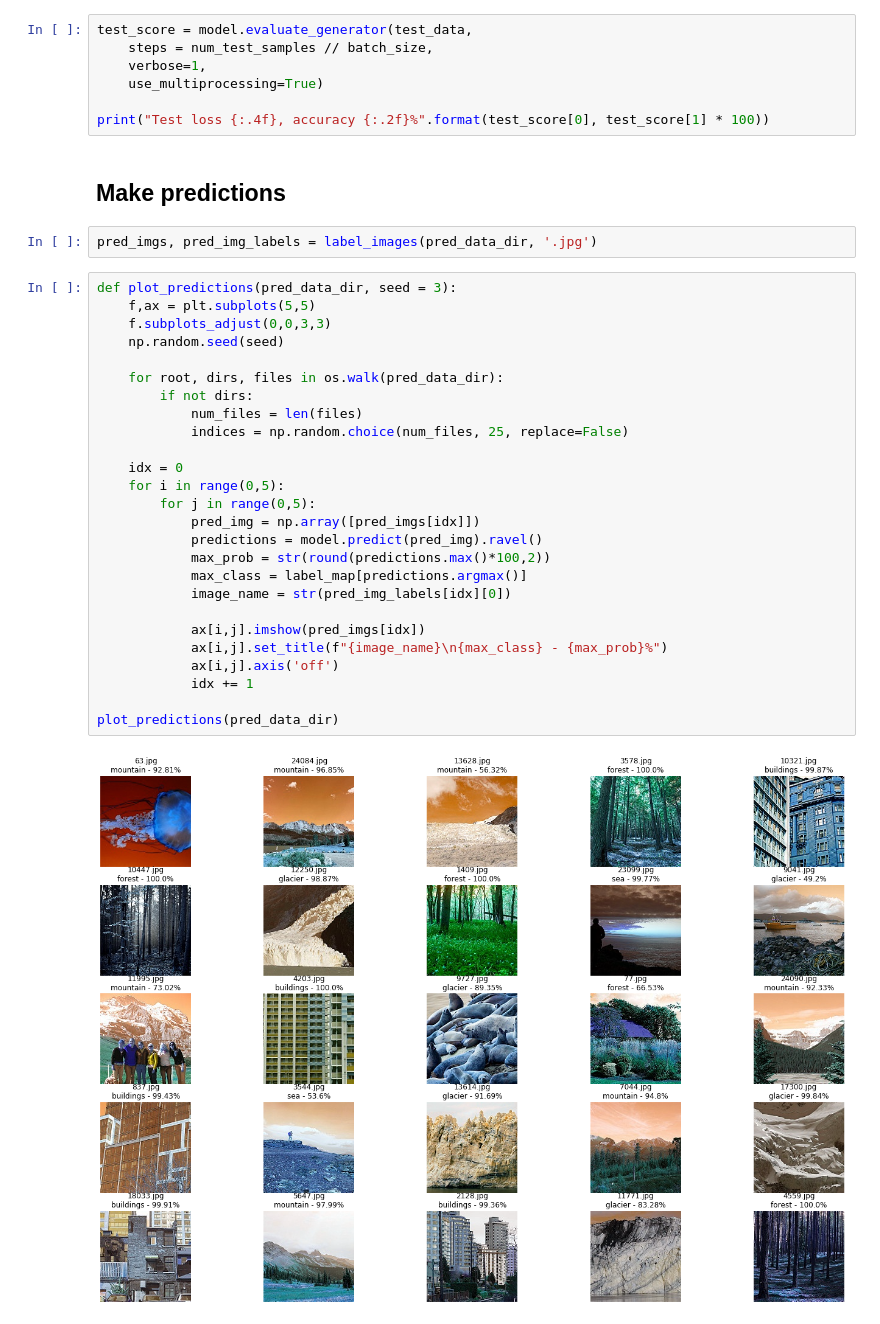
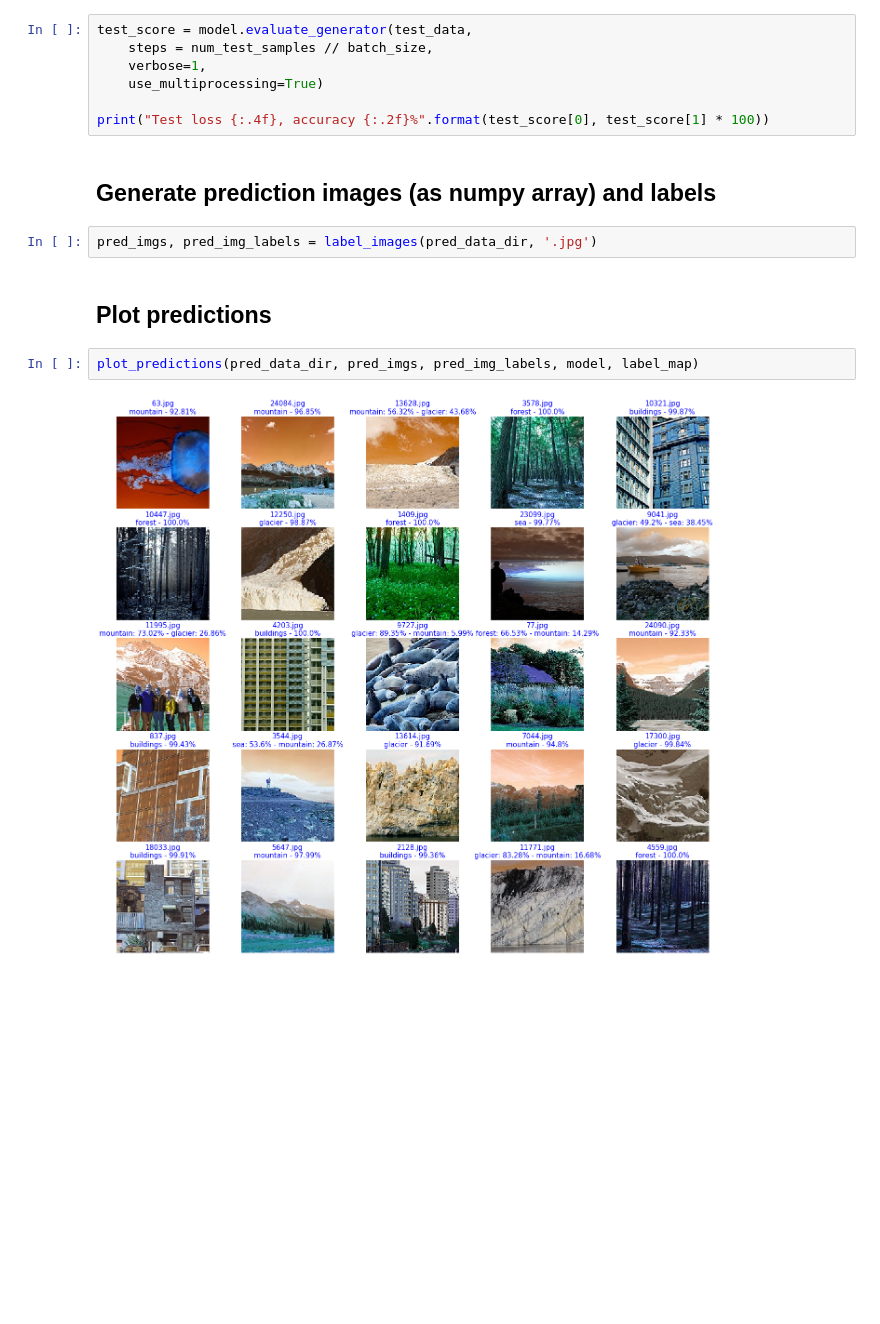
Before and after one commit to ebolotin6/iic_project, a Jupyter notebook: notebooks/local_notebooks/resnet_iic_local.ipynb, the cells around one changed output. Saved outputs shown, nothing was run; the diff lists cells and outputs as text; blank space fills up the shorter version.

Commit message:
Finished prediction segment

```diff
--- a/notebooks/local_notebooks/resnet_iic_local.ipynb
+++ b/notebooks/local_notebooks/resnet_iic_local.ipynb
@@ -172,35 +176,13 @@ test_score = model.evaluate_generator(test_data,
     use_multiprocessing=True)
 
 print("Test loss {:.4f}, accuracy {:.2f}%".format(test_score[0], test_score[1] * 100))
-# %% [markdown]
-## Make predictions
+# %% [markdown]
+## Generate prediction images (as numpy array) and labels
 # %%
 pred_imgs, pred_img_labels = label_images(pred_data_dir, '.jpg')
-# %%
-def plot_predictions(pred_data_dir, seed = 3):
-    f,ax = plt.subplots(5,5)
-    f.subplots_adjust(0,0,3,3)
-    np.random.seed(seed)
-
-    for root, dirs, files in os.walk(pred_data_dir):
-        if not dirs:
-            num_files = len(files)
-            indices = np.random.choice(num_files, 25, replace=False)
-
-    idx = 0
-    for i in range(0,5):
-        for j in range(0,5):
-            pred_img = np.array([pred_imgs[idx]])
-            predictions = model.predict(pred_img).ravel()
-            max_prob = str(round(predictions.max()*100,2))
-            max_class = label_map[predictions.argmax()]
-            image_name = str(pred_img_labels[idx][0])
-
-            ax[i,j].imshow(pred_imgs[idx])
-            ax[i,j].set_title(f"{image_name}\n{max_class} - {max_prob}%")
-            ax[i,j].axis('off')
-            idx += 1
-
-plot_predictions(pred_data_dir)
-# %% [output]
-[figure, removed]
+# %% [markdown]
+## Plot predictions
+# %%
+plot_predictions(pred_data_dir, pred_imgs, pred_img_labels, model, label_map)
+# %% [output]
+[figure, added]
```
Also changed, not shown: parts of 14 cells of this notebook.
